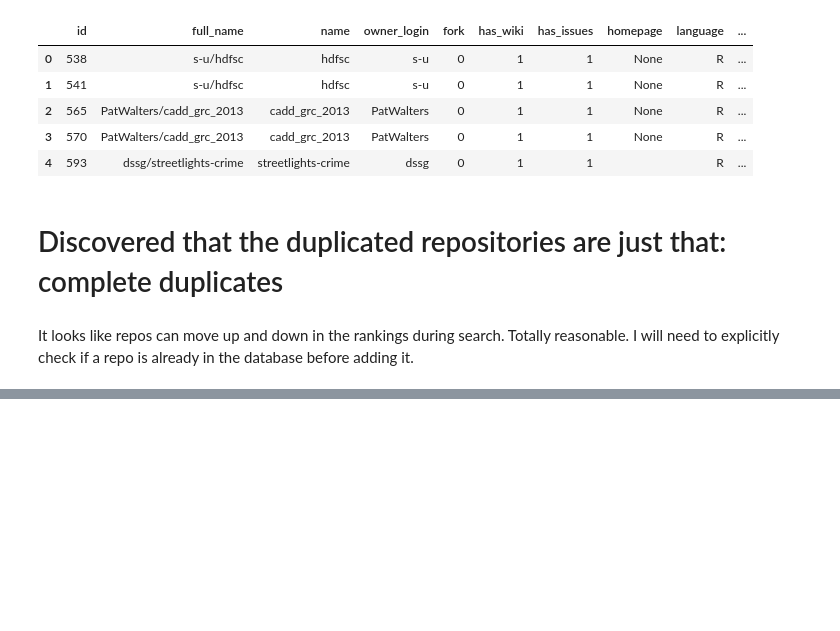
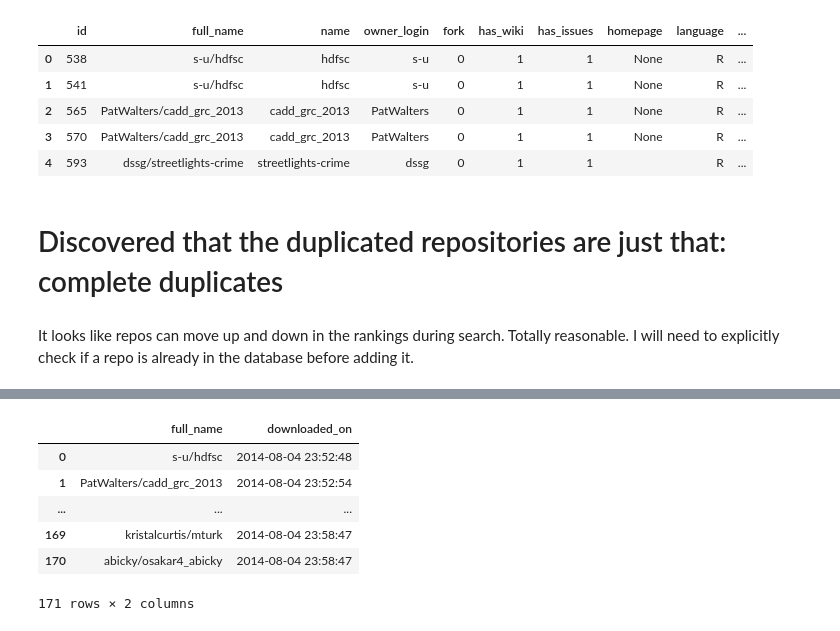
Before and after one commit to gauthamnair/repopulse, a Jupyter notebook: exploringRRepoResults.ipynb, the cells around one changed output, grey strips where cells are left out. Drawn from its saved outputs; the diff is of its cells as text; code cells hidden in the pictures; blank space fills up the shorter version.

```diff
--- a/exploringRRepoResults.ipynb
+++ b/exploringRRepoResults.ipynb
@@ -99,3 +99,10 @@ duplicatedRepos.head()
 # Discovered that the duplicated repositories are just that: complete duplicates
 # %% [markdown]
 It looks like repos can move up and down in the rankings during search. Totally reasonable. I will need to explicitly check if a repo is already in the database before adding it.
+# %%
+findFirstDuplicateQuery = '''
+SELECT r1.id
+    FROM Repos r1 JOIN Repos r2
+    ON (r1.full_name = r2.full_name AND r1.id < r2.id)
+'''
+pd.io.sql.read_sql(findFirstDuplicateQuery, con)
@@ -101,0 +117,11 @@ It looks like repos can move up and down in the rankings during search. Totally
+# %%
+query = "select full_name, downloaded_on from repos where id IN (%s)" % findFirstDuplicateQuery
+pd.io.sql.read_sql(query, con)
+# %% [output]
+|  | full_name | downloaded_on |
+| 0 | s-u/hdfsc | 2014-08-04 23:52:48 |
+| 1 | PatWalters/cadd_grc_2013 | 2014-08-04 23:52:54 |
+| ... | ... | ... |
+| 169 | kristalcurtis/mturk | 2014-08-04 23:58:47 |
+| 170 | abicky/osakar4_abicky | 2014-08-04 23:58:47 |
+171 rows × 2 columns
```
Also changed, not shown: parts of 4 cells of this notebook, 2 other files.
